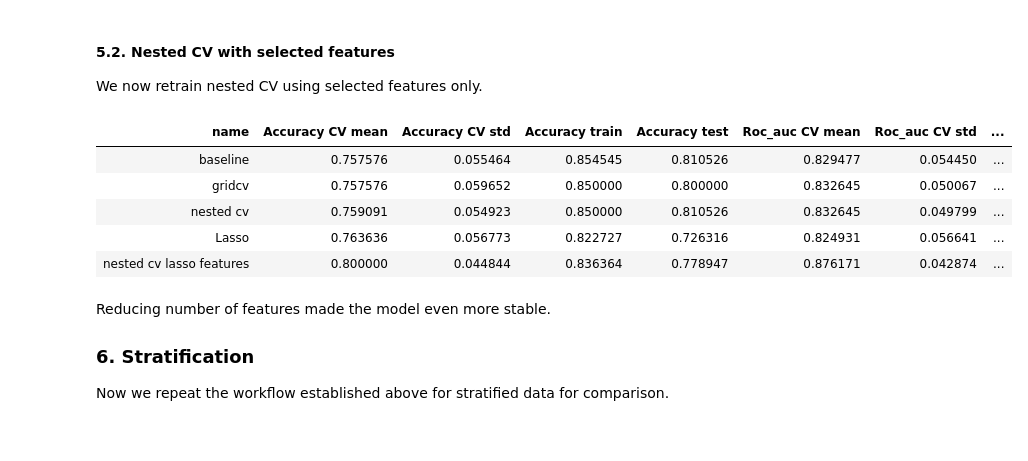
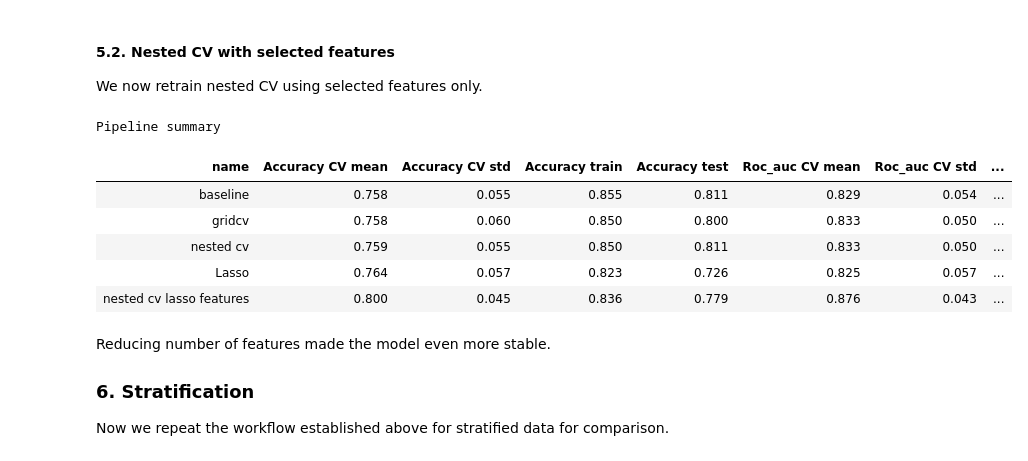
Before and after one commit to AnnaLyamkina/Gallstone-prediction, a Jupyter notebook: 03_regression_model.ipynb, the cells around one changed output. Cells and saved outputs as stored; diff of their text form; code cells hidden in the pictures.

```diff
--- a/03_regression_model.ipynb
+++ b/03_regression_model.ipynb
@@ -193,7 +225,8 @@ pipeline_1 = Pipeline([
 ])
 
 
-pipelines_results.append(get_pipeline_results(pipeline_1, name="baseline"))
+pipelines_results.append(get_pipeline_results(
+    pipeline_1, name="baseline",  X_train=X_train, y_train=y_train, X_test=X_test, y_test=y_test, splits=splits
+    ))
 show_pipeline_summary(pipelines_results)
-show_pipeline_folds([get_pipeline_results(pipeline_1, name="baseline")])
 # %% [output]
@@ -270,7 +268,9 @@ grid_2.fit(X_train, y_train)
 pipeline_2_best = grid_2.best_estimator_
 print("Grid 2 Best parameters:", grid_2.best_params_)
 
-pipelines_results.append(get_pipeline_results(pipeline_2_best, name="gridcv"))
+pipelines_results.append(get_pipeline_results(
+    pipeline_2_best, name="gridcv",  X_train=X_train, y_train=y_train, X_test=X_test, y_test=y_test, splits=splits
+    ))
 show_pipeline_summary(pipelines_results)
 # %% [output]
 Grid 2 Best parameters: {'logreg__C': 1, 'logreg__l1_ratio': 0.9}
@@ -312,11 +313,10 @@ for i, (train_idx, val_idx) in enumerate(splits):
         verbose=0,
     )
 
-    grid_3.fit(X_train_fold, y_train_fold)   # inner CV tuning happens here
+    grid_3.fit(X_train_fold, y_train_fold)   # inner CV tuning
     score = grid_3.score(X_val_fold, y_val_fold)   # outer validation
     best_params = grid_3.best_params_
     nested_cv_fold_scores.append(score)
-    # print(f"{fold_names[i]} Grid 3 Best parameters: {best_params} best score: {score}")
     nested_cv_fold_best_params.append(best_params)
 
 nested_cv_best_params = nested_cv_fold_best_params[np.argmax(nested_cv_fold_scores)]
@@ -330,7 +330,9 @@ pipeline_3 = Pipeline([
         l1_ratio=nested_cv_best_params['logreg__l1_ratio']
     ))
 ])
-print(nested_cv_best_params)
-pipelines_results.append(get_pipeline_results(pipeline_3, name="nested cv"))
+# print(nested_cv_best_params)
+pipelines_results.append(get_pipeline_results(
+    pipeline_3, name="nested cv",  X_train=X_train, y_train=y_train, X_test=X_test, y_test=y_test, splits=splits
+    ))
 show_pipeline_summary(pipelines_results)
 # %% [output]
@@ -364,8 +366,11 @@ pipeline_4 = Pipeline([
 ])
 
 pipeline_4.fit(X_train, y_train)
-pipelines_results.append(get_pipeline_results(pipeline_4, name="Lasso"))
+pipelines_results.append(get_pipeline_results(
+    pipeline_4, name="Lasso",  X_train=X_train, y_train=y_train, X_test=X_test, y_test=y_test, splits=splits
+    ))
 
+# optionally show weights
 # print("Pipeline 4 coefs:")
 # for (k, v) in zip(X_train.columns, pipeline_4.named_steps["logreg"].coef_[0]):
 #     if v != 0:
@@ -403,41 +408,42 @@ for i, (train_idx, val_idx) in enumerate(splits):
 ])
     grid_5 = GridSearchCV(
         estimator=pipeline_3_inner,
         param_grid=param_grid,
         cv=inner_cv,
         scoring=scoring_gridcv,
         verbose=0,
     )
 
-    grid_5.fit(X_train_fold, y_train_fold)   # inner CV tuning happens here
+    grid_5.fit(X_train_fold, y_train_fold)   # inner CV tuning
     score = grid_5.score(X_val_fold, y_val_fold)   # outer validation
     best_params = grid_5.best_params_
     nested_cv_lasso_fold_scores.append(score)
-    # print(f"{fold_names[i]} Grid 5 Best parameters: {best_params} best score: {score}")
     nested_cv_lasso_fold_best_params.append(best_params)
 
 nested_cv_lasso_best_params = nested_cv_lasso_fold_best_params[np.argmax(nested_cv_lasso_fold_scores)]
 pipeline_5 = Pipeline([
     ('scaler', StandardScaler()),
     ('logreg', LogisticRegression(
         max_iter=10000,
         penalty='elasticnet',
         solver='saga',
         C=nested_cv_lasso_best_params['logreg__C'],
         l1_ratio=nested_cv_best_params['logreg__l1_ratio']
     ))
 ])
 
-pipelines_results.append(get_pipeline_results(pipeline_5, name="nested cv lasso features", X_train=X_train_lasso, X_test=X_test_lasso))
+pipelines_results.append(get_pipeline_results(
+    pipeline_5, name="nested cv lasso features", X_train=X_train_lasso, y_train=y_train, X_test=X_test_lasso, y_test=y_test, splits=splits))
 
 show_pipeline_summary(pipelines_results)
 # %% [output]
+Pipeline summary
 | name | Accuracy CV mean | Accuracy CV std | Accuracy train | Accuracy test | Roc_auc CV mean | Roc_auc CV std | ... |
-| baseline | 0.757576 | 0.055464 | 0.854545 | 0.810526 | 0.829477 | 0.054450 | ... |
-| gridcv | 0.757576 | 0.059652 | 0.850000 | 0.800000 | 0.832645 | 0.050067 | ... |
-| nested cv | 0.759091 | 0.054923 | 0.850000 | 0.810526 | 0.832645 | 0.049799 | ... |
-| Lasso | 0.763636 | 0.056773 | 0.822727 | 0.726316 | 0.824931 | 0.056641 | ... |
-| nested cv lasso features | 0.800000 | 0.044844 | 0.836364 | 0.778947 | 0.876171 | 0.042874 | ... |
+| baseline | 0.758 | 0.055 | 0.855 | 0.811 | 0.829 | 0.054 | ... |
+| gridcv | 0.758 | 0.060 | 0.850 | 0.800 | 0.833 | 0.050 | ... |
+| nested cv | 0.759 | 0.055 | 0.850 | 0.811 | 0.833 | 0.050 | ... |
+| Lasso | 0.764 | 0.057 | 0.823 | 0.726 | 0.825 | 0.057 | ... |
+| nested cv lasso features | 0.800 | 0.045 | 0.836 | 0.779 | 0.876 | 0.043 | ... |
 # %% [markdown]
 Reducing number of features made the model even more stable.
 
```
Also changed, not shown: parts of 27 cells of this notebook, 1 other file.
